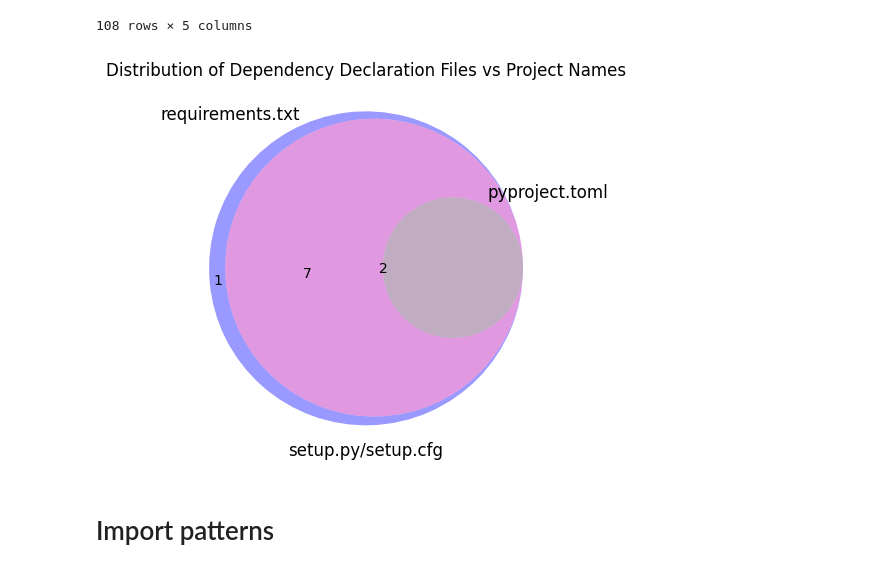
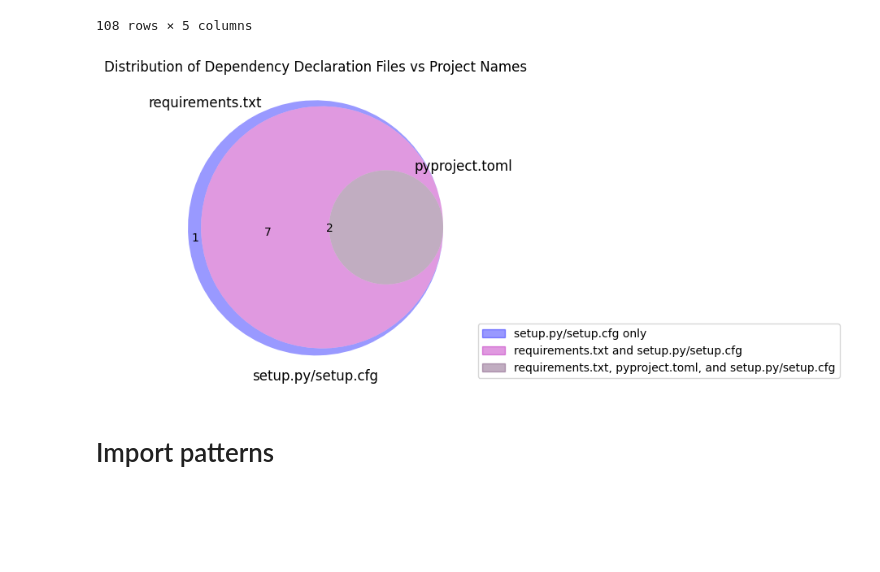
Before and after one commit to tweag/FawltyDeps, a Jupyter notebook: PyPI_analysis/notebooks/results.ipynb, the cells around one changed output. Saved outputs shown, nothing was run; the diff lists cells and outputs as text; code cells hidden in the pictures; blank space fills up the shorter version.

Commit message:
Modify legend for venn diagram

```diff
--- a/PyPI_analysis/notebooks/results.ipynb
+++ b/PyPI_analysis/notebooks/results.ipynb
@@ -161,7 +161,9 @@ df_deps
 # %%
 # Divide projects into three groups by parser choice
 project_req_txt = set(
-    df_deps[df_deps["parser_choice"] == "requirements.txt"]["project_name"]
+    df_deps[df_deps["parser_choice"] == "requirements.txt"].loc[
+        df_deps["deps_count"] > 0
+    ]["project_name"]
 )
 project_pyproject_toml = set(
     df_deps[df_deps["parser_choice"] == "pyproject.toml"].loc[
@@ -174,26 +176,44 @@ project_setup = set(
 # %%
 # Draw a venn diagram
 plt.figure()
 ax = plt.gca()
+
+set_1_name = "requirements.txt"
+set_2_name = "pyproject.toml"
+set_3_name = "setup.py/setup.cfg"
+
 venn_parsers = venn3(
     [project_req_txt, project_pyproject_toml, project_setup],
-    set_labels=("requirements.txt", "pyproject.toml", "setup.py/setup.cfg"),
+    set_labels=(set_1_name, set_2_name, set_3_name),
     ax=ax,
 )
 
-colors = [patch.get_facecolor() for patch in venn_parsers.patches if patch]
+# Define labels for all sets and intersections
+# for a 3-circle diagram, the sequence is 100, 010, 110, 001, 101, 011, 111
+legend_labels = [
+    f"{set_1_name} only",
+    f"{set_2_name} only",
+    f"{set_1_name} and {set_2_name}",
+    f"{set_3_name} only",
+    f"{set_1_name} and {set_3_name}",
+    f"{set_2_name} and {set_3_name}",
+    f"{set_1_name}, {set_2_name}, and {set_3_name}",
+]
 
 legend_handles = [
-    Patch(color=colors[0], alpha=0.5, label="requirements.txt"),
-    Patch(color=colors[1], alpha=0.5, label="pyproject.toml"),
-    Patch(color=colors[2], alpha=0.5, label="setup.py/setup.cfg"),
+    Patch(
+        color=patch.get_facecolor(),
+        label=legend_labels[venn_parsers.patches.index(patch)],
+    )
+    for patch in venn_parsers.patches
+    if patch
 ]
 
-# plt.legend(handles=legend_handles, loc=(1.04, 0))
+plt.legend(handles=legend_handles, loc=(1.04, 0))
 plt.title("Distribution of Dependency Declaration Files vs Project Names")
 plt.show()
 # %% [output]
-[figure, old version]
+[figure, new version]
 # %% [markdown]
 # Import patterns
 # %%
```
